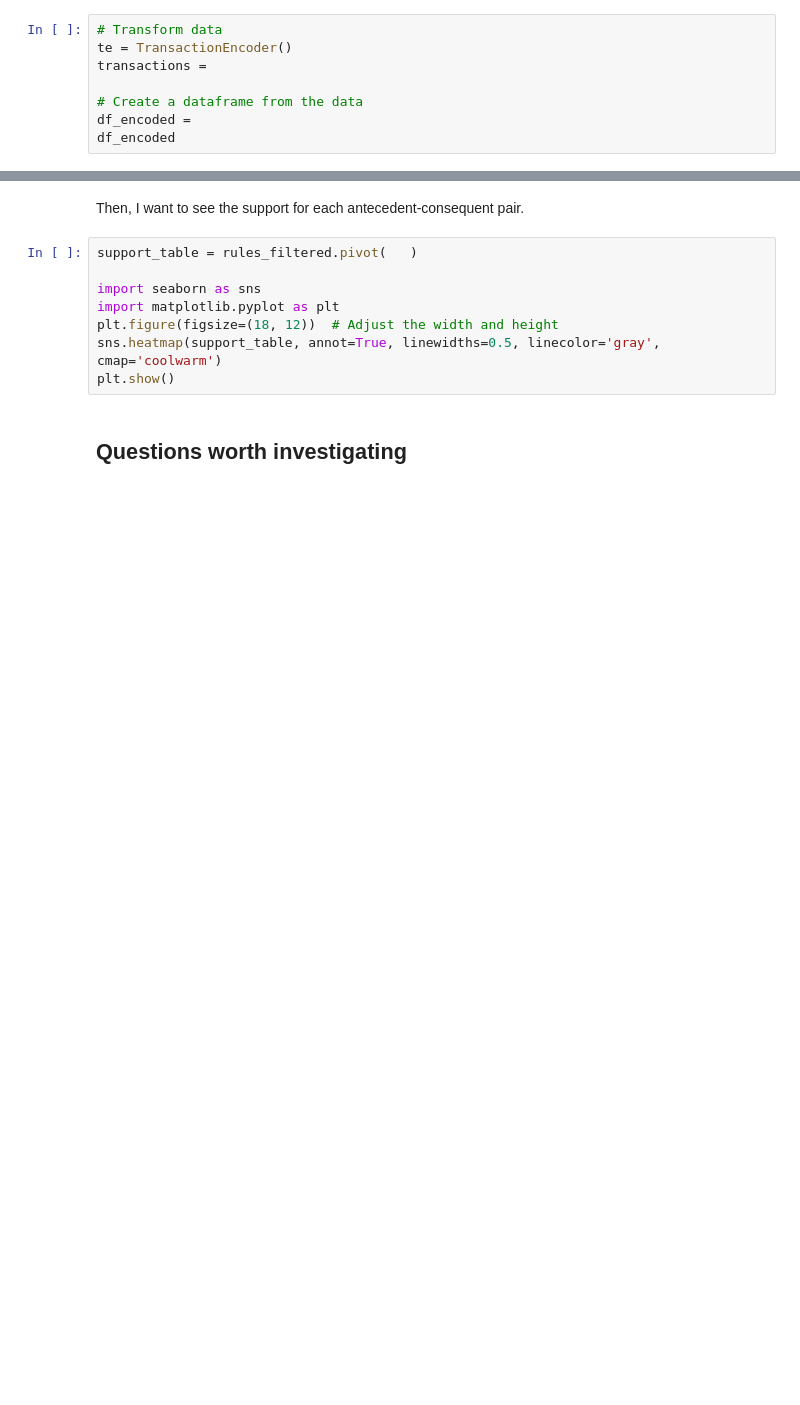
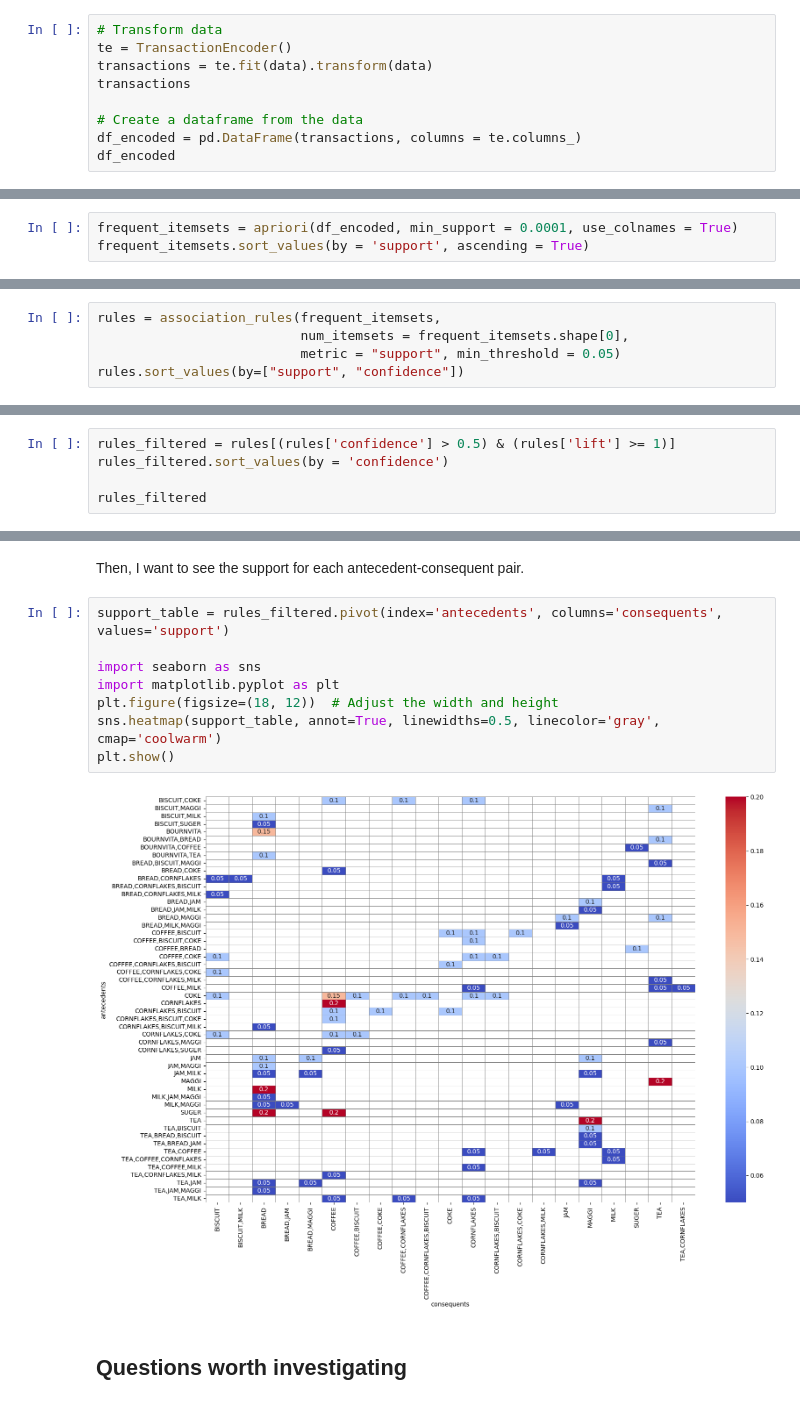
Before and after one commit to christinabrnn/Python-Study, a Jupyter notebook: BA820/association_rules_unsolved.ipynb, the cells around one changed output, grey strips where cells are left out. Drawn from its saved outputs; the diff is of its cells as text; blank space fills up the shorter version.

```diff
--- a/BA820/association_rules_unsolved.ipynb
+++ b/BA820/association_rules_unsolved.ipynb
@@ -64,8 +132,9 @@ We now have the data in a basket format. We need to convert it into a encoded fo
 # %%
 # Transform data
 te = TransactionEncoder()
-transactions =
+transactions = te.fit(data).transform(data)
+transactions
 
 # Create a dataframe from the data
-df_encoded =
+df_encoded = pd.DataFrame(transactions, columns = te.columns_)
 df_encoded
@@ -76,0 +161,3 @@ frequent_itemsets.
+# %%
+frequent_itemsets = apriori(df_encoded, min_support = 0.0001, use_colnames = True)
+frequent_itemsets.sort_values(by = 'support', ascending = True)
@@ -83,0 +180,5 @@ rules.
+# %%
+rules = association_rules(frequent_itemsets,
+                          num_itemsets = frequent_itemsets.shape[0],
+                          metric = "support", min_threshold = 0.05)
+rules.sort_values(by=["support", "confidence"])
@@ -88,0 +201,5 @@ rules_filtered.
+# %%
+rules_filtered = rules[(rules['confidence'] > 0.5) & (rules['lift'] >= 1)]
+rules_filtered.sort_values(by = 'confidence')
+
+rules_filtered
@@ -98,12 +240,15 @@ rules_filtered['consequents'] = rules_filtered['consequents'].apply(lambda a: ',
 # %% [markdown]
 Then, I want to see the support for each antecedent-consequent pair.
 # %%
-support_table = rules_filtered.pivot(   )
+support_table = rules_filtered.pivot(index='antecedents', columns='consequents',
+values='support')
 
 import seaborn as sns
 import matplotlib.pyplot as plt
 plt.figure(figsize=(18, 12))  # Adjust the width and height
 sns.heatmap(support_table, annot=True, linewidths=0.5, linecolor='gray', cmap='coolwarm')
 plt.show()
+# %% [output]
+[figure, added]
 # %% [markdown]
 ## Questions worth investigating
```
Also changed, not shown: parts of 18 cells of this notebook.
